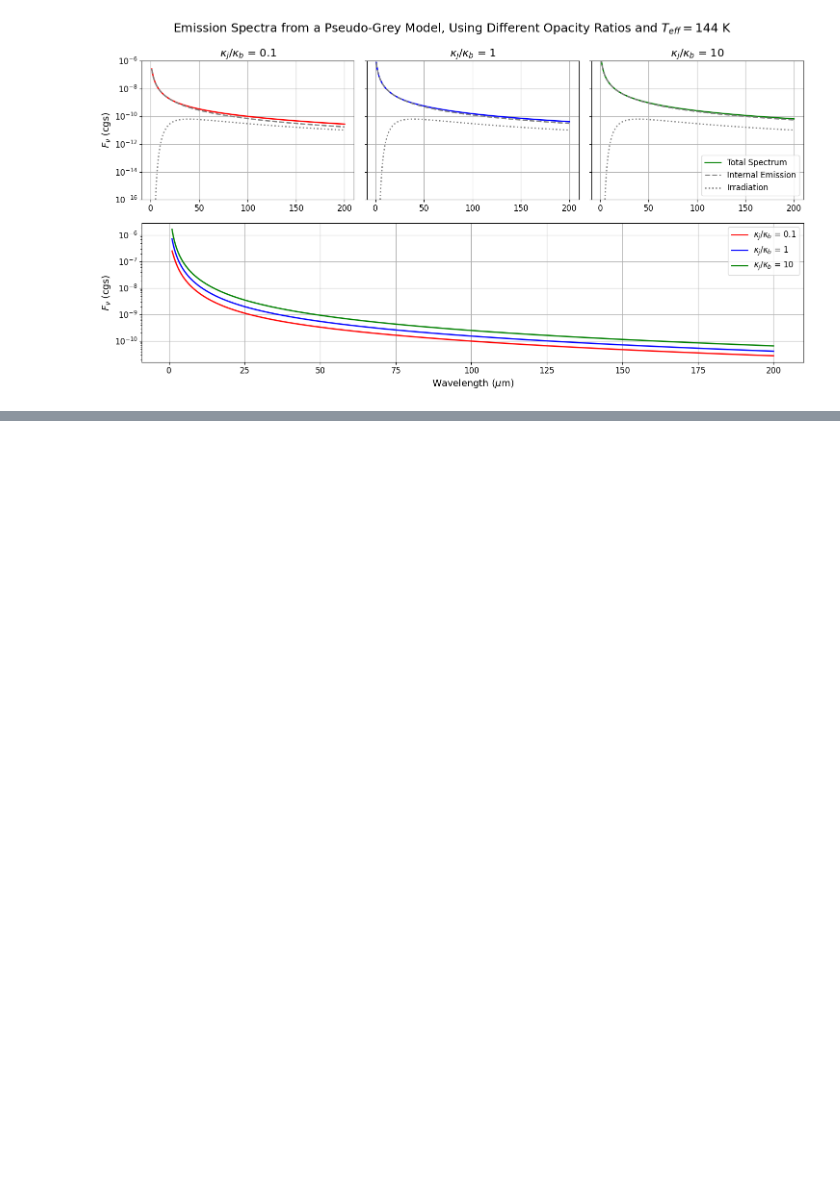
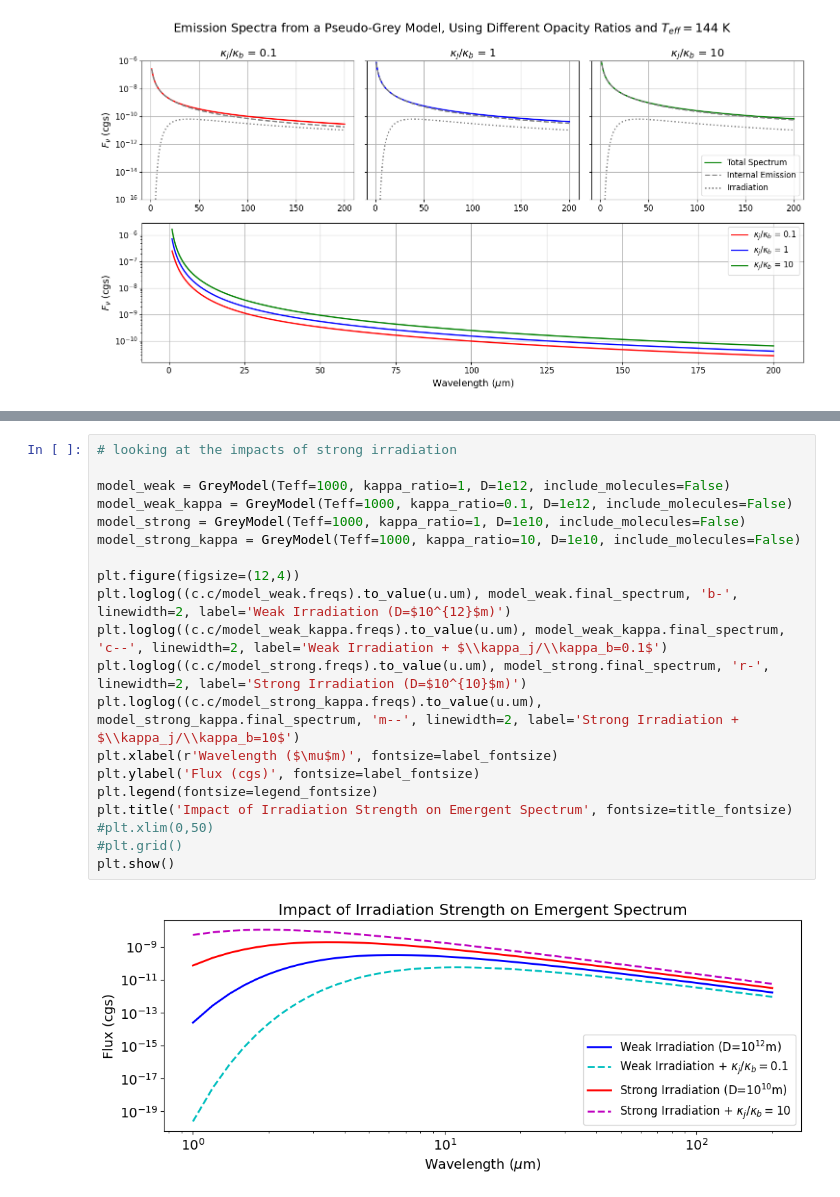
Before and after one commit to vernica-mehta/project-10, a Jupyter notebook: grey_model/make_figs.ipynb, the cells around one changed output, grey strips where cells are left out. Drawn from its saved outputs; the diff is of its cells as text; blank space fills up the shorter version.

```diff
--- a/grey_model/make_figs.ipynb
+++ b/grey_model/make_figs.ipynb
@@ -263,0 +179,22 @@ With scaling factor 1e+24: ratio = 3.28e+38
+# %%
+# looking at the impacts of strong irradiation
+
+model_weak = GreyModel(Teff=1000, kappa_ratio=1, D=1e12, include_molecules=False)
+model_weak_kappa = GreyModel(Teff=1000, kappa_ratio=0.1, D=1e12, include_molecules=False)
+model_strong = GreyModel(Teff=1000, kappa_ratio=1, D=1e10, include_molecules=False)
+model_strong_kappa = GreyModel(Teff=1000, kappa_ratio=10, D=1e10, include_molecules=False)
+
+plt.figure(figsize=(12,4))
+plt.loglog((c.c/model_weak.freqs).to_value(u.um), model_weak.final_spectrum, 'b-', linewidth=2, label='Weak Irradiation (D=$10^{12}$m)')
+plt.loglog((c.c/model_weak_kappa.freqs).to_value(u.um), model_weak_kappa.final_spectrum, 'c--', linewidth=2, label='Weak Irradiation + $\\kappa_j/\\kappa_b=0.1$')
+plt.loglog((c.c/model_strong.freqs).to_value(u.um), model_strong.final_spectrum, 'r-', linewidth=2, label='Strong Irradiation (D=$10^{10}$m)')
+plt.loglog((c.c/model_strong_kappa.freqs).to_value(u.um), model_strong_kappa.final_spectrum, 'm--', linewidth=2, label='Strong Irradiation + $\\kappa_j/\\kappa_b=10$')
+plt.xlabel(r'Wavelength ($\mu$m)', fontsize=label_fontsize)
+plt.ylabel('Flux (cgs)', fontsize=label_fontsize)
+plt.legend(fontsize=legend_fontsize)
+plt.title('Impact of Irradiation Strength on Emergent Spectrum', fontsize=title_fontsize)
+#plt.xlim(0,50)
+#plt.grid()
+plt.show()
+# %% [output]
+[figure, added]
```
Also changed, not shown: parts of 3 cells of this notebook, 4 other files.
